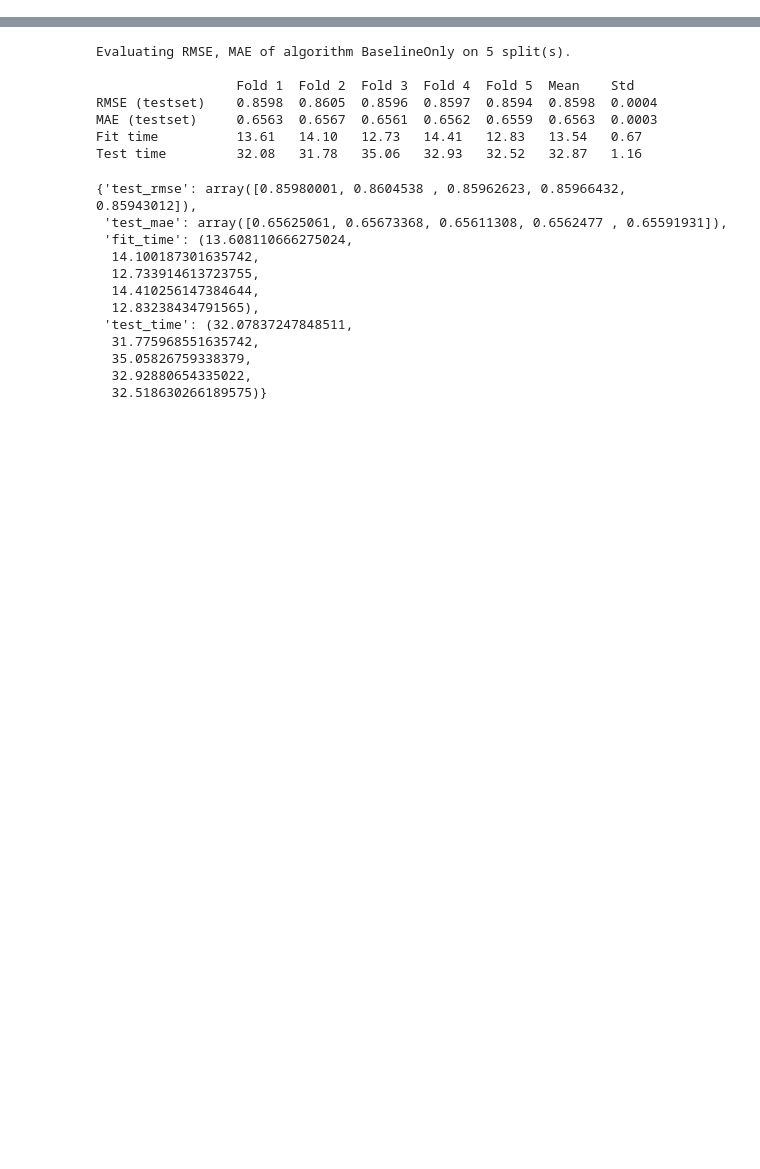
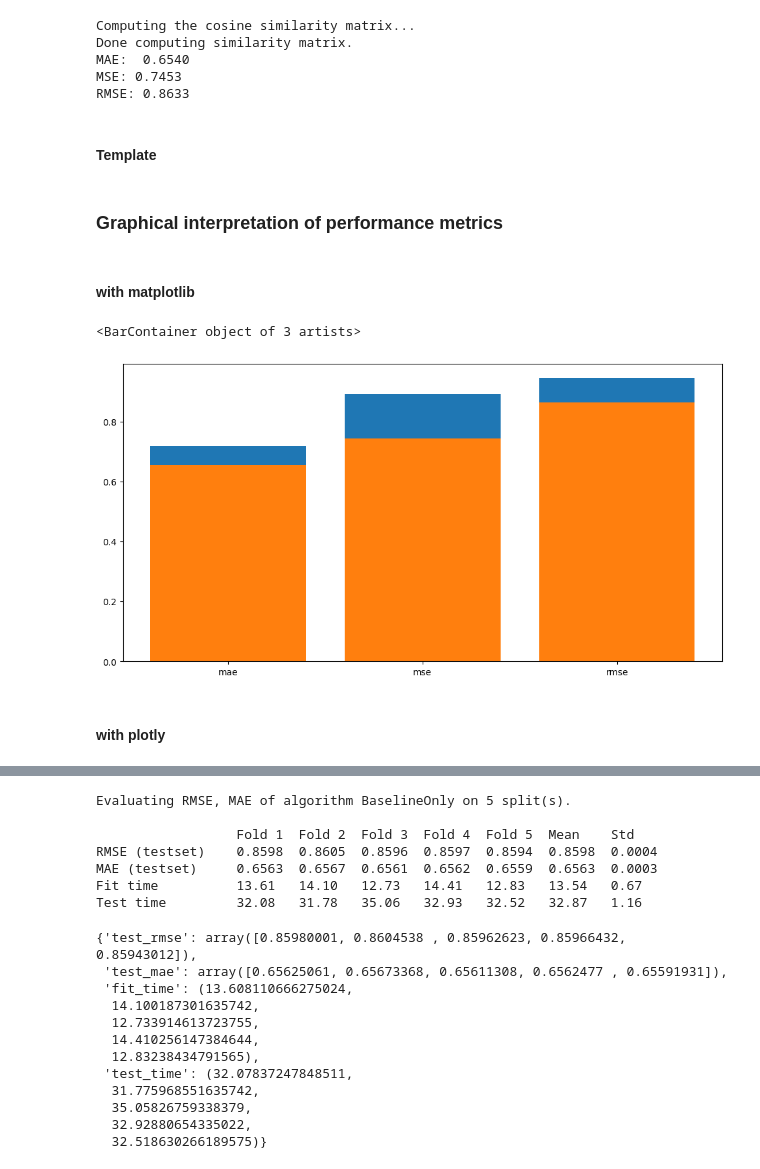
Before and after one commit to lebenaba/movie_recommendation, a Jupyter notebook: notebooks/model_surprise.ipynb, the cells around one changed output, grey strips where cells are left out. Drawn from its saved outputs; the diff is of its cells as text; code cells hidden in the pictures; blank space fills up the shorter version.

Commit message:
comparison of knn performance metrics

```diff
--- a/notebooks/model_surprise.ipynb
+++ b/notebooks/model_surprise.ipynb
@@ -26,0 +33,7 @@
+# %%
+# Load the data into Surprise format, columns have been sorted in required order (raw user id, raw item id, rating) beforehand
+reader = Reader(rating_scale=(0.5, 5.0))
+data = Dataset.load_from_df(df, reader)
+# %%
+# Split the data into training and test sets
+trainset, testset = train_test_split(data, test_size=0.2)
@@ -26,0 +42,5 @@
+# %%
+sim_options = {
+    'name': 'cosine',
+    'user_based': False  # Compute similarities between items
+}
@@ -26,0 +79,21 @@
+# %%
+from surprise import KNNWithMeans
+
+algo = KNNWithMeans(sim_options=sim_options)
+
+# Train the model
+algo.fit(trainset)
+
+# Generating Predictions
+predictions = algo.test(testset)
+
+# Calculating performance metrics
+from surprise import accuracy
+
+mae_knnm = accuracy.mae(predictions, verbose=True)
+mse_knnm = accuracy.mse(predictions, verbose=True)
+rmse_knnm = accuracy.rmse(predictions, verbose=True)
+
+# print(f"Mean Absolute Error (MAE): {mae_knnm:.4f}")
+# print(f"Mean Square Error (MSE): {mse_knnm:.4f}")
+# print(f"Root Mean Square Error (RMSE): {rmse_knnm:.4f}")
@@ -26,0 +134,29 @@
+# %%
+from surprise import KNNWithZScore
+
+algo = KNNWithZScore(sim_options=sim_options)
+
+# Train the model
+algo.fit(trainset)
+
+# Generating Predictions
+predictions = algo.test(testset)
+
+# Calculating performance metrics
+from surprise import accuracy
+
+mae_knnz = accuracy.mae(predictions, verbose=True)
+mse_knnz = accuracy.mse(predictions, verbose=True)
+rmse_knnz = accuracy.rmse(predictions, verbose=True)
+
+# print(f"Mean Absolute Error (MAE): {mae_knnz:.4f}")
+# print(f"Mean Square Error (MSE): {mse_knnz:.4f}")
+# print(f"Root Mean Square Error (RMSE): {rmse_knnz:.4f}")
+# %% [output]
+Computing the cosine similarity matrix...
+Done computing similarity matrix.
+MAE:  0.6540
+MSE: 0.7453
+RMSE: 0.8633
+# %% [markdown]
+#### Template
@@ -26,0 +184,18 @@
+# %% [markdown]
+### Graphical interpretation of performance metrics
+# %% [markdown]
+#### with matplotlib
+# %%
+mae = [mae_knnb, mae_knnm] #, mae_knnbl, mae_knnz]
+mse = [mse_knnb, mse_knnm] #, mse_knnbl, mse_knnz]
+rmse = [rmse_knnb, rmse_knnm] #, rmse_knnbl, rmse_knnz]
+metrics = [mae, mse, rmse]
+fig = plt.figure(figsize=(12,6))
+
+plt.bar(['mae', 'mse', 'rmse'], [mae[0], mse[0], rmse[0]])
+plt.bar(['mae', 'mse', 'rmse'], [mae[1], mse[1], rmse[1]])
+# %% [output]
+<BarContainer object of 3 artists>
+[figure, added]
+# %% [markdown]
+#### with plotly
```
Also changed, not shown: parts of 25 cells of this notebook.
